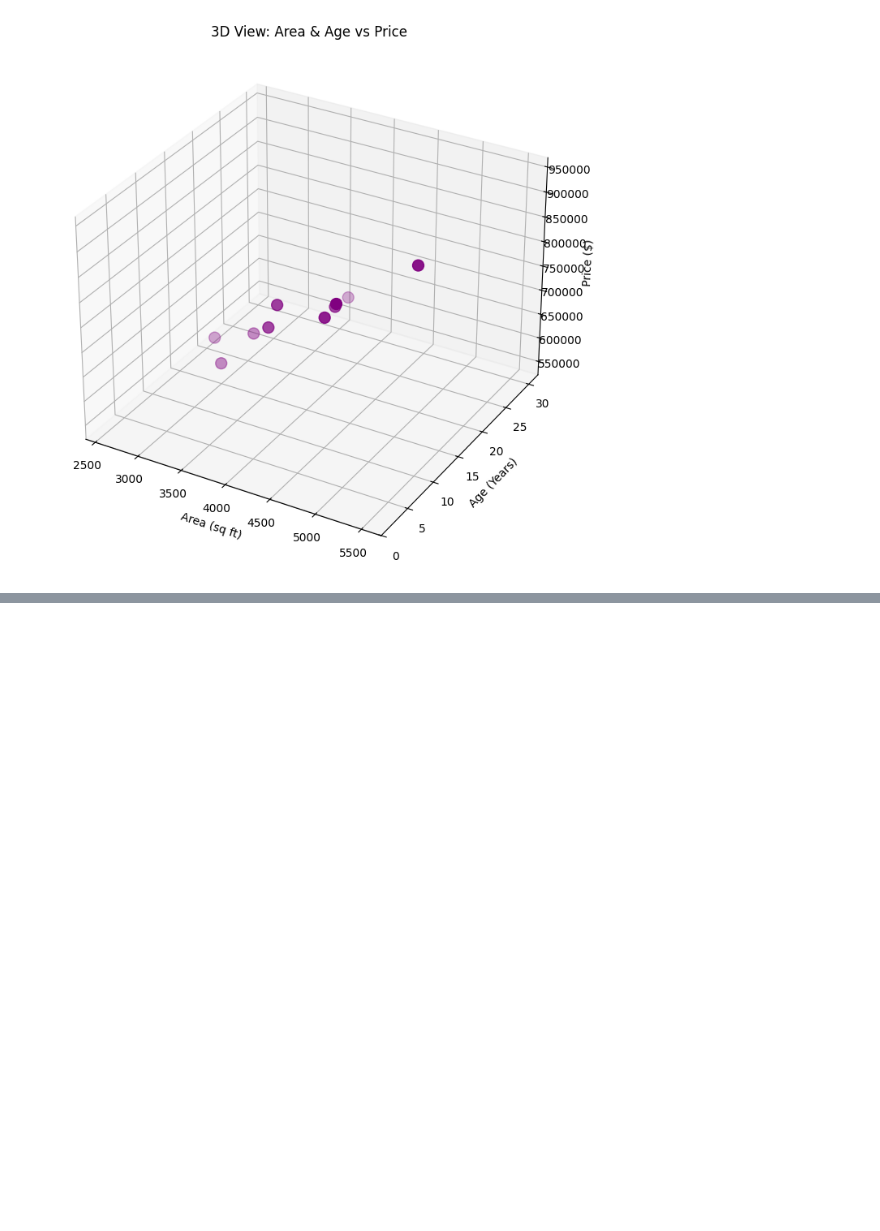
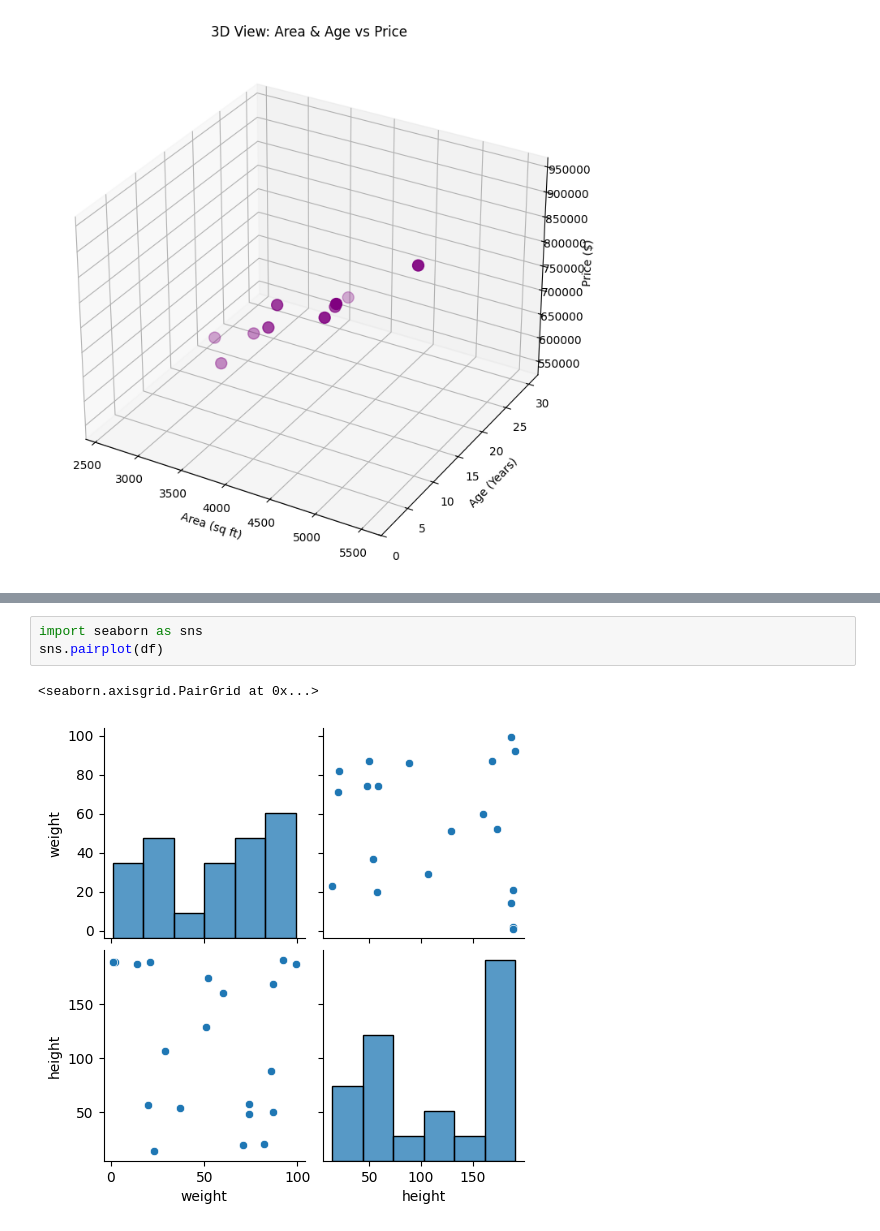
Before and after one commit to Siddharth5723/Daily_learning, a Jupyter notebook: Linear_Regression.ipynb, the cells around one changed output, grey strips where cells are left out. Drawn from its saved outputs; the diff is of its cells as text; blank space fills up the shorter version.

```diff
--- a/Linear_Regression.ipynb
+++ b/Linear_Regression.ipynb
@@ -179,0 +241,6 @@ plt.show()
+# %%
+import seaborn as sns
+sns.pairplot(df)
+# %% [output]
+<seaborn.axisgrid.PairGrid at 0x...>
+[figure, added]
```
Also changed, not shown: parts of 30 cells of this notebook.
